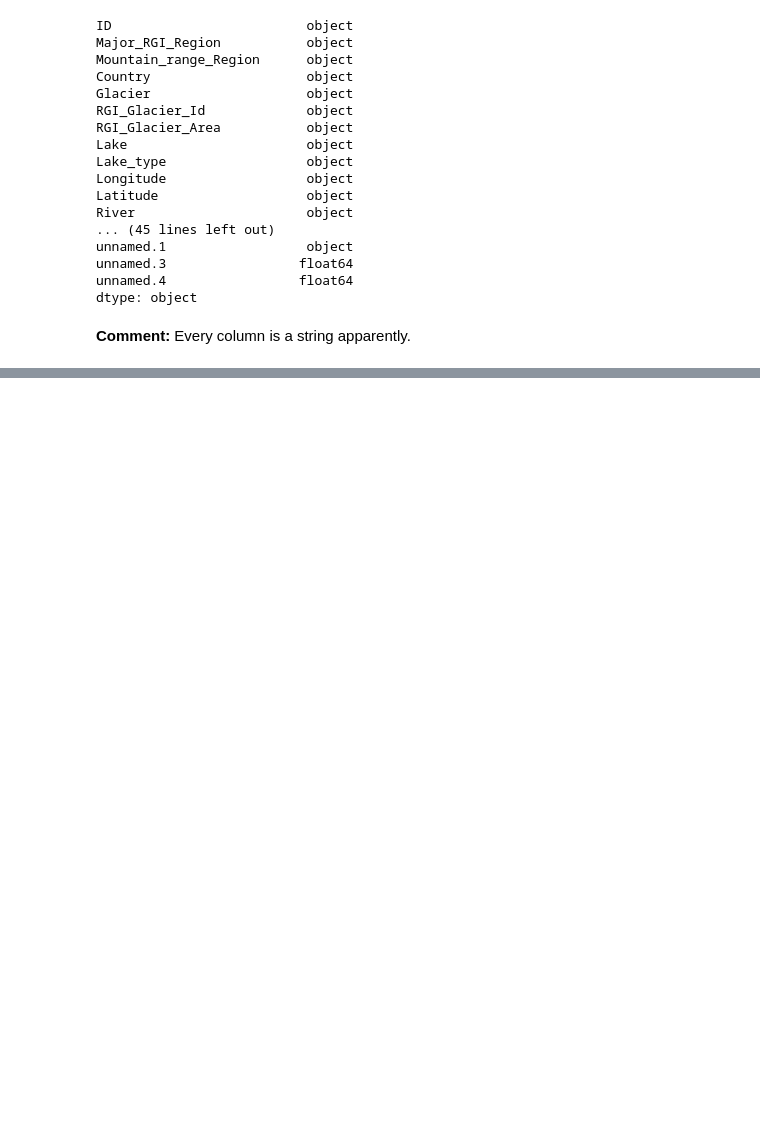
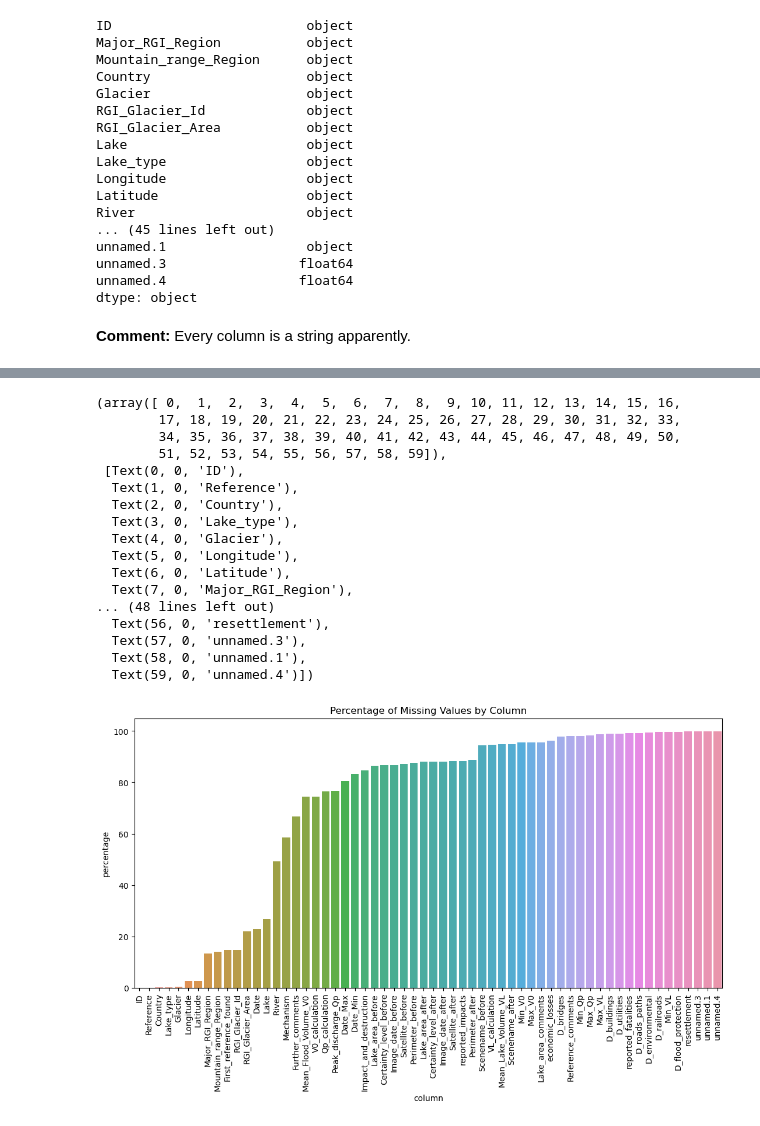
Before and after one commit to com-480-data-visualization/project-2023-la-compagnie, a Jupyter notebook: preprocessing.ipynb, the cells around one changed output, grey strips where cells are left out. Drawn from its saved outputs; the diff is of its cells as text; code cells hidden in the pictures; blank space fills up the shorter version.

Commit message:
analyzing missing values, have not decided how to handle them

```diff
--- a/preprocessing.ipynb
+++ b/preprocessing.ipynb
@@ -111,8 +101,8 @@ original_df.sample(1)
 # %%
 # Find numerical columns and date columns
-numerical_columns = ['ID', 'RGI_Glacier_Area', 'Longitude', 'Latitude', 'Mean_Lake_Volume_VL', 'Min_VL', 'Max_VL', 'Mean_Flood_Volume_V0', 'Min_V0',
+original_numerical_columns = ['ID', 'RGI_Glacier_Area', 'Longitude', 'Latitude', 'Mean_Lake_Volume_VL', 'Min_VL', 'Max_VL', 'Mean_Flood_Volume_V0', 'Min_V0',
 'Max_V0', 'Peak_discharge_Qp', 'Min_Qp', 'Max_Qp', 'D_buildings', 'D_bridges', 'D_roads_paths', 'reported_fatalities', 'First_reference_found',
 'Lake_area_before', 'Perimeter_before', 'Certainty_level_before', 'Lake_area_after', 'Perimeter_after', 'Certainty_level_after']
-date_columns = ['Date', 'Date_Min', 'Date_Max', 'Image_date_before', 'Image_date_after']
+original_date_columns = ['Date', 'Date_Min', 'Date_Max', 'Image_date_before', 'Image_date_after']
 # %%
 import datetime as dt
@@ -153,5 +168,5 @@ def convert_columns_to_date(columns, df: pd.DataFrame):
     return df
 # %%
 df = original_df.copy()
-df = convert_columns_to_numerical(numerical_columns, df)
-df = convert_columns_to_date(date_columns, df)
+df = convert_columns_to_numerical(original_numerical_columns, df)
+df = convert_columns_to_date(original_date_columns, df)
@@ -189,0 +203,35 @@ Name: RGI_Glacier_Area, Length: 3467, dtype: object
+# %%
+# Plot the percentage of missing values by column
+missing_values_by_column = {'column': [], 'percentage': []}
+
+for col in df.columns:
+    percentage = len(df[df[col].isna()]) / len(df)
+    missing_values_by_column['column'].append(col)
+    missing_values_by_column['percentage'].append(percentage)
+
+missing_values_df = pd.DataFrame(missing_values_by_column)
+missing_values_df['percentage'] = missing_values_df['percentage'] * 100
+
+fig = plt.figure(figsize=(13, 6))
+sns.barplot(data=missing_values_df.sort_values(by='percentage'), x='column', y='percentage')
+plt.title('Percentage of Missing Values by Column')
+plt.xticks(rotation=90)
+# %% [output]
+(array([ 0,  1,  2,  3,  4,  5,  6,  7,  8,  9, 10, 11, 12, 13, 14, 15, 16,
+        17, 18, 19, 20, 21, 22, 23, 24, 25, 26, 27, 28, 29, 30, 31, 32, 33,
+        34, 35, 36, 37, 38, 39, 40, 41, 42, 43, 44, 45, 46, 47, 48, 49, 50,
+        51, 52, 53, 54, 55, 56, 57, 58, 59]),
+ [Text(0, 0, 'ID'),
+  Text(1, 0, 'Reference'),
+  Text(2, 0, 'Country'),
+  Text(3, 0, 'Lake_type'),
+  Text(4, 0, 'Glacier'),
+  Text(5, 0, 'Longitude'),
+  Text(6, 0, 'Latitude'),
+  Text(7, 0, 'Major_RGI_Region'),
+... (48 lines left out)
+  Text(56, 0, 'resettlement'),
+  Text(57, 0, 'unnamed.3'),
+  Text(58, 0, 'unnamed.1'),
+  Text(59, 0, 'unnamed.4')])
+[figure, added]
```
Also changed, not shown: parts of 25 cells of this notebook.
